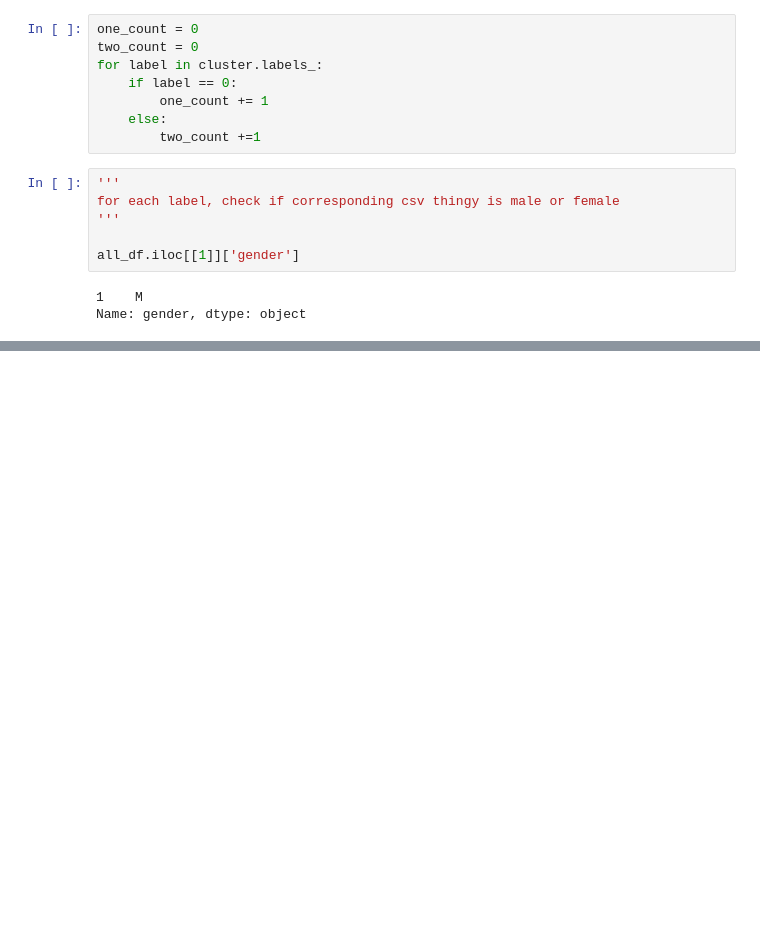
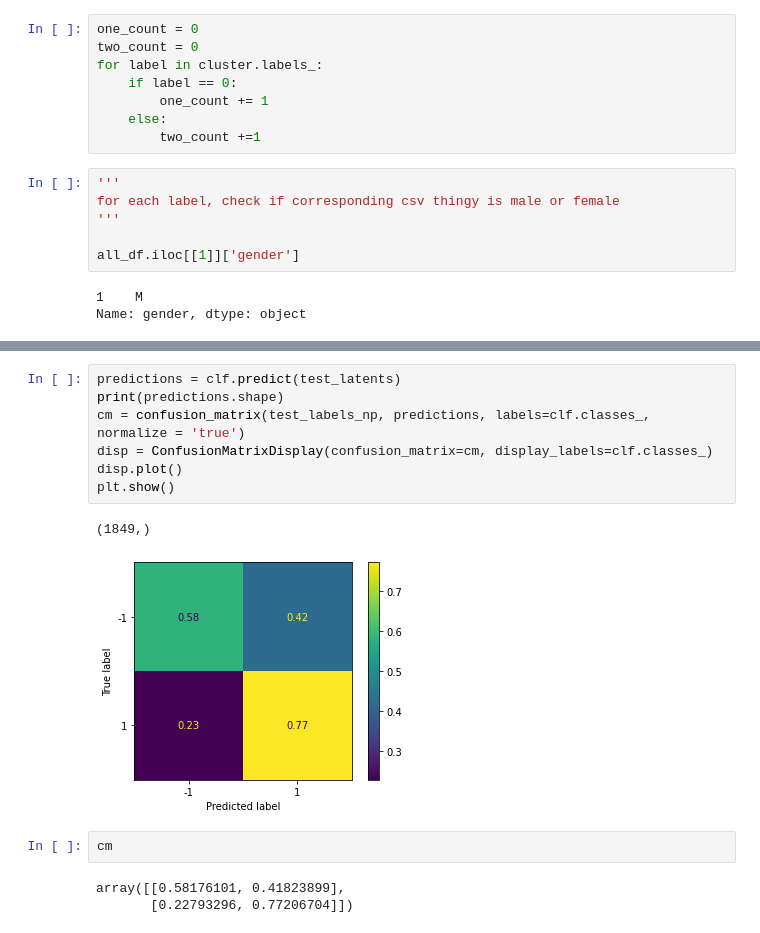
Before and after one commit to wedrid/Neural3DMM, a Jupyter notebook: explore_clusters/clusters_exploration_new_dataset.ipynb, the cells around one changed output, grey strips where cells are left out. Cells and saved outputs as stored; diff of their text form; blank space fills up the shorter version.

```diff
--- a/explore_clusters/clusters_exploration_new_dataset.ipynb
+++ b/explore_clusters/clusters_exploration_new_dataset.ipynb
@@ -298,0 +281,15 @@ array([[1713,  285],
+# %%
+predictions = clf.predict(test_latents)
+print(predictions.shape)
+cm = confusion_matrix(test_labels_np, predictions, labels=clf.classes_, normalize = 'true')
+disp = ConfusionMatrixDisplay(confusion_matrix=cm, display_labels=clf.classes_)
+disp.plot()
+plt.show()
+# %% [output]
+(1849,)
+[figure, added]
+# %%
+cm
+# %% [output]
+array([[0.58176101, 0.41823899],
+       [0.22793296, 0.77206704]])
```
Also changed, not shown: parts of 31 cells of this notebook.
